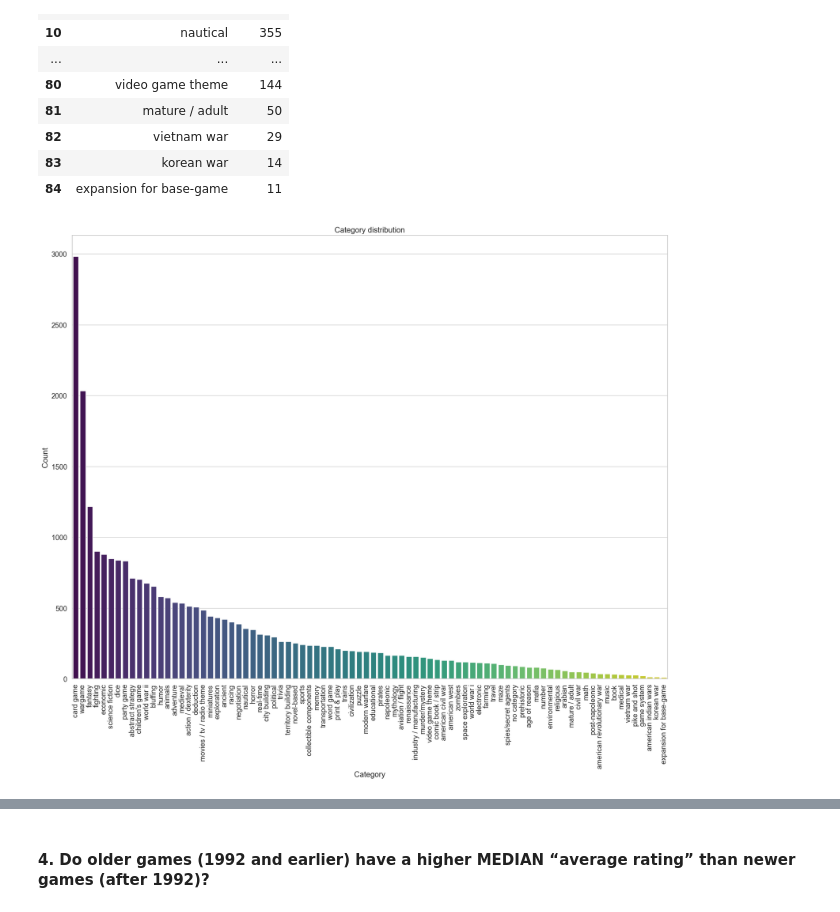
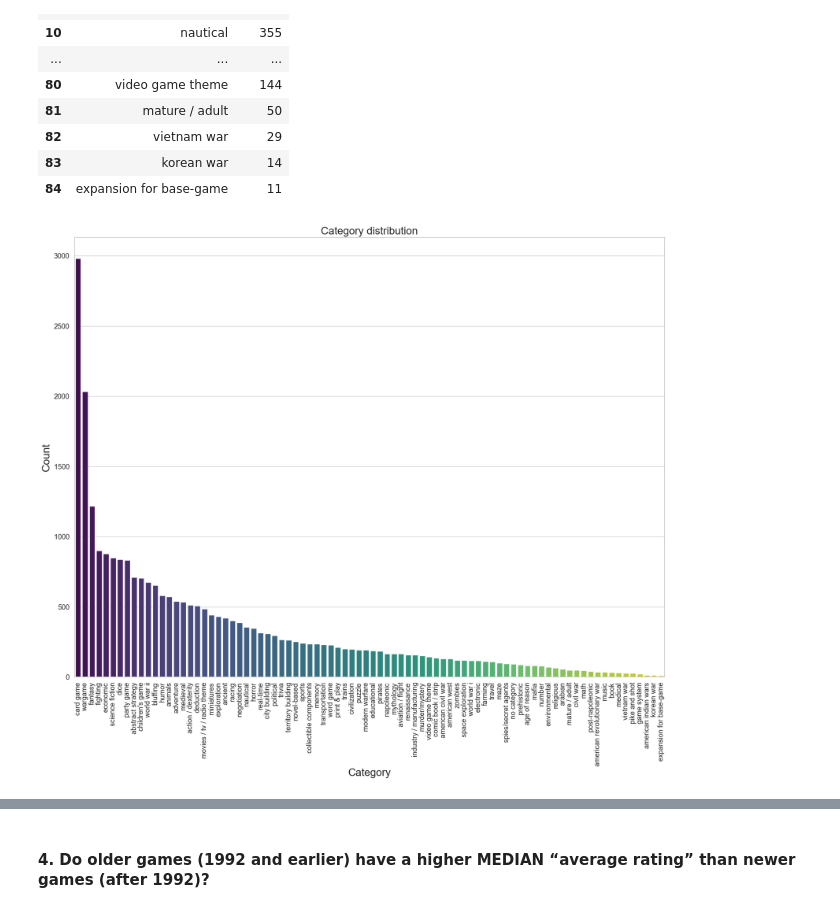
Before and after one commit to ayllinBukovic/AyllinBukovic_DVisHDip_CA1, a Jupyter notebook: AyllinBukovic_DVisHDip_CA1.ipynb, the cells around one changed output, grey strips where cells are left out. Saved outputs shown, nothing was run; the diff lists cells and outputs as text; code cells hidden in the pictures.

```diff
--- a/AyllinBukovic_DVisHDip_CA1.ipynb
+++ b/AyllinBukovic_DVisHDip_CA1.ipynb
@@ -481,20 +495,15 @@ df_cat.head(100)
 | 84 | expansion for base-game | 11 |
 # %%
 df_cat = df_cat.sort_values(by='Count', ascending=False)
-# Configura el estilo de Seaborn
+
 sns.set(style="whitegrid", font_scale=1.2)
 
-# Crea un barplot utilizando Seaborn
 plt.figure(figsize=(20, 15))
 sns.barplot(x='Category', y='Count', data=df_cat, palette='viridis')
 
-# Añade etiquetas y título
-plt.xlabel('Category', )
-plt.ylabel('Count')
-plt.title('Category distribution')
-plt.xticks(rotation=90)
-
-# Muestra el gráfico
-plt.show()
+plt.xlabel('Category',fontsize=20 )
+plt.ylabel('Count',fontsize=20)
+plt.title('Category distribution',fontsize=20)
+plt.xticks(rotation=90) ;
 # %% [output]
-[figure, old version]
+[figure, new version]
```
Also changed, not shown: parts of 20 cells of this notebook.
